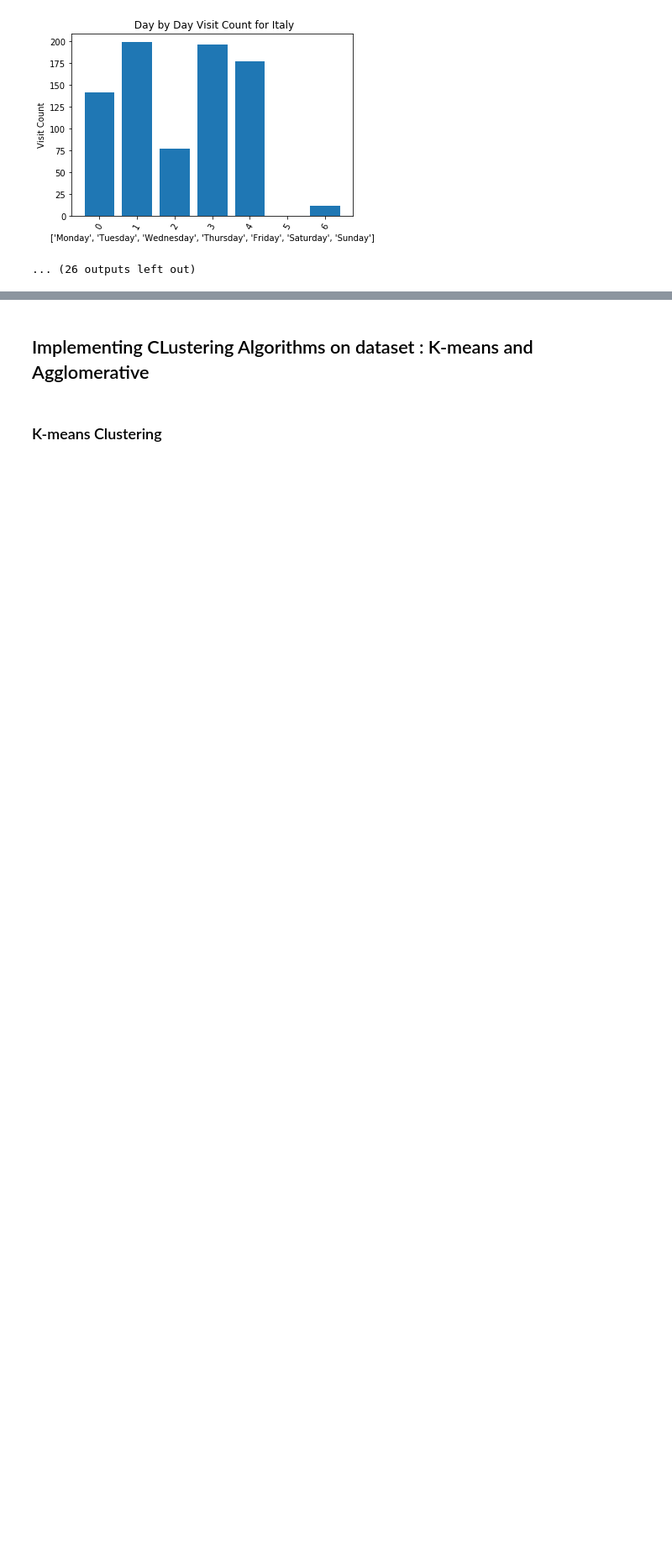
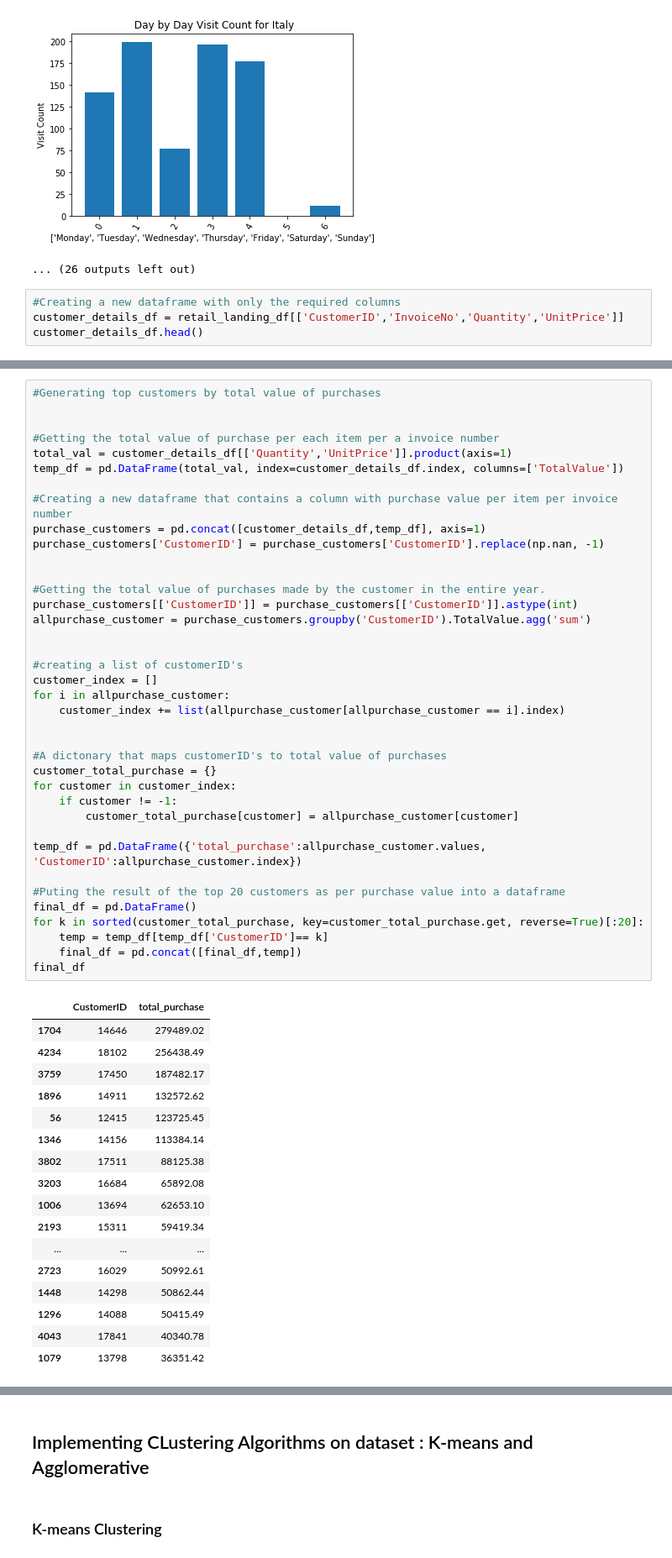
Before and after one commit to amitbanne/CS6220-DataMining, a Jupyter notebook: Online_Retail_Data_Set_Analysis/project.ipynb, the cells around one changed output, grey strips where cells are left out. Shown at 84% size. Drawn from its saved outputs; the diff is of its cells as text; blank space fills up the shorter version.

Commit message:
Project ipython updated
added valued customers and time series plots

```diff
--- a/Online_Retail_Data_Set_Analysis/project.ipynb
+++ b/Online_Retail_Data_Set_Analysis/project.ipynb
@@ -334,3 +334,7 @@ for country in country_list:
 [figure]
 [figure]
 ... (26 outputs left out)
+# %%
+#Creating a new dataframe with only the required columns
+customer_details_df = retail_landing_df[['CustomerID','InvoiceNo','Quantity','UnitPrice']]
+customer_details_df.head()
@@ -336,0 +348,56 @@ for country in country_list:
+# %%
+#Generating top customers by total value of purchases
+
+
+#Getting the total value of purchase per each item per a invoice number
+total_val = customer_details_df[['Quantity','UnitPrice']].product(axis=1)
+temp_df = pd.DataFrame(total_val, index=customer_details_df.index, columns=['TotalValue'])
+
+#Creating a new dataframe that contains a column with purchase value per item per invoice number
+purchase_customers = pd.concat([customer_details_df,temp_df], axis=1)
+purchase_customers['CustomerID'] = purchase_customers['CustomerID'].replace(np.nan, -1)
+
+
+#Getting the total value of purchases made by the customer in the entire year.
+purchase_customers[['CustomerID']] = purchase_customers[['CustomerID']].astype(int)
+allpurchase_customer = purchase_customers.groupby('CustomerID').TotalValue.agg('sum')
+
+
+#creating a list of customerID's
+customer_index = []
+for i in allpurchase_customer:
+    customer_index += list(allpurchase_customer[allpurchase_customer == i].index)
+
+
+#A dictonary that maps customerID's to total value of purchases
+customer_total_purchase = {}
+for customer in customer_index:
+    if customer != -1:
+        customer_total_purchase[customer] = allpurchase_customer[customer]
+
+temp_df = pd.DataFrame({'total_purchase':allpurchase_customer.values, 'CustomerID':allpurchase_customer.index})
+
+#Puting the result of the top 20 customers as per purchase value into a dataframe
+final_df = pd.DataFrame()
+for k in sorted(customer_total_purchase, key=customer_total_purchase.get, reverse=True)[:20]:
+    temp = temp_df[temp_df['CustomerID']== k]
+    final_df = pd.concat([final_df,temp])
+final_df
+# %% [output]
+|  | CustomerID | total_purchase |
+| 1704 | 14646 | 279489.02 |
+| 4234 | 18102 | 256438.49 |
+| 3759 | 17450 | 187482.17 |
+| 1896 | 14911 | 132572.62 |
+| 56 | 12415 | 123725.45 |
+| 1346 | 14156 | 113384.14 |
+| 3802 | 17511 | 88125.38 |
+| 3203 | 16684 | 65892.08 |
+| 1006 | 13694 | 62653.10 |
+| 2193 | 15311 | 59419.34 |
+| ... | ... | ... |
+| 2723 | 16029 | 50992.61 |
+| 1448 | 14298 | 50862.44 |
+| 1296 | 14088 | 50415.49 |
+| 4043 | 17841 | 40340.78 |
+| 1079 | 13798 | 36351.42 |
```
Also changed, not shown: parts of 9 cells of this notebook, 2 other files.
